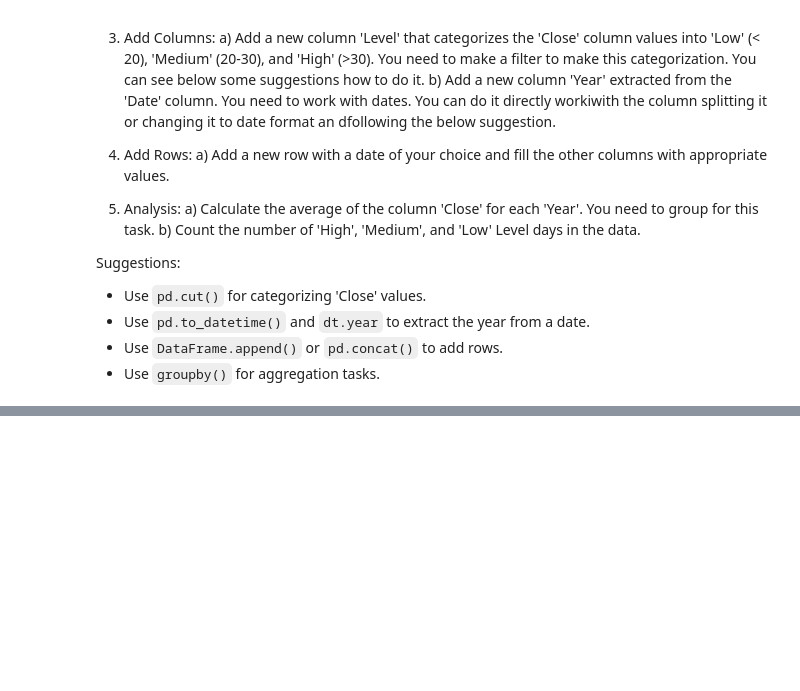
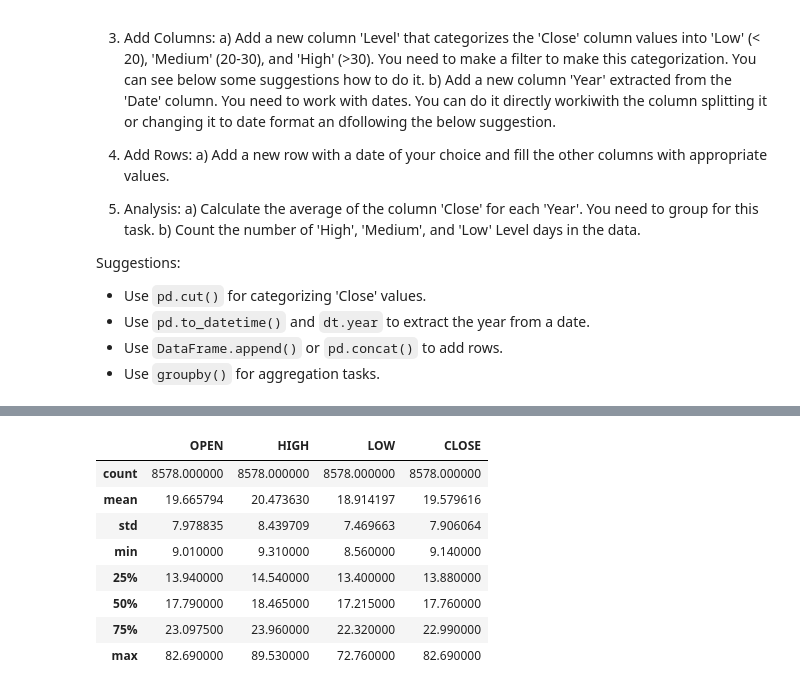
Before and after one commit to alexanderquispe/BiLab_Summer_Python, a Jupyter notebook: Lecture_3/Tutorial.ipynb, the cells around one changed output, grey strips where cells are left out. Cells and saved outputs as stored; diff of their text form; code cells hidden in the pictures; blank space fills up the shorter version.

```diff
--- a/Lecture_3/Tutorial.ipynb
+++ b/Lecture_3/Tutorial.ipynb
@@ -30,0 +39,2 @@ Suggestions:
+# %%
+data_2024= pd.read_csv('https://raw.githubusercontent.com/datasets/finance-vix/main/data/vix-daily.csv')
@@ -30,0 +52,12 @@ Suggestions:
+# %%
+data_2024.describe()
+# %% [output]
+|  | OPEN | HIGH | LOW | CLOSE |
+| count | 8578.000000 | 8578.000000 | 8578.000000 | 8578.000000 |
+| mean | 19.665794 | 20.473630 | 18.914197 | 19.579616 |
+| std | 7.978835 | 8.439709 | 7.469663 | 7.906064 |
+| min | 9.010000 | 9.310000 | 8.560000 | 9.140000 |
+| 25% | 13.940000 | 14.540000 | 13.400000 | 13.880000 |
+| 50% | 17.790000 | 18.465000 | 17.215000 | 17.760000 |
+| 75% | 23.097500 | 23.960000 | 22.320000 | 22.990000 |
+| max | 82.690000 | 89.530000 | 72.760000 | 82.690000 |
```
Also changed, not shown: parts of 22 cells of this notebook.
